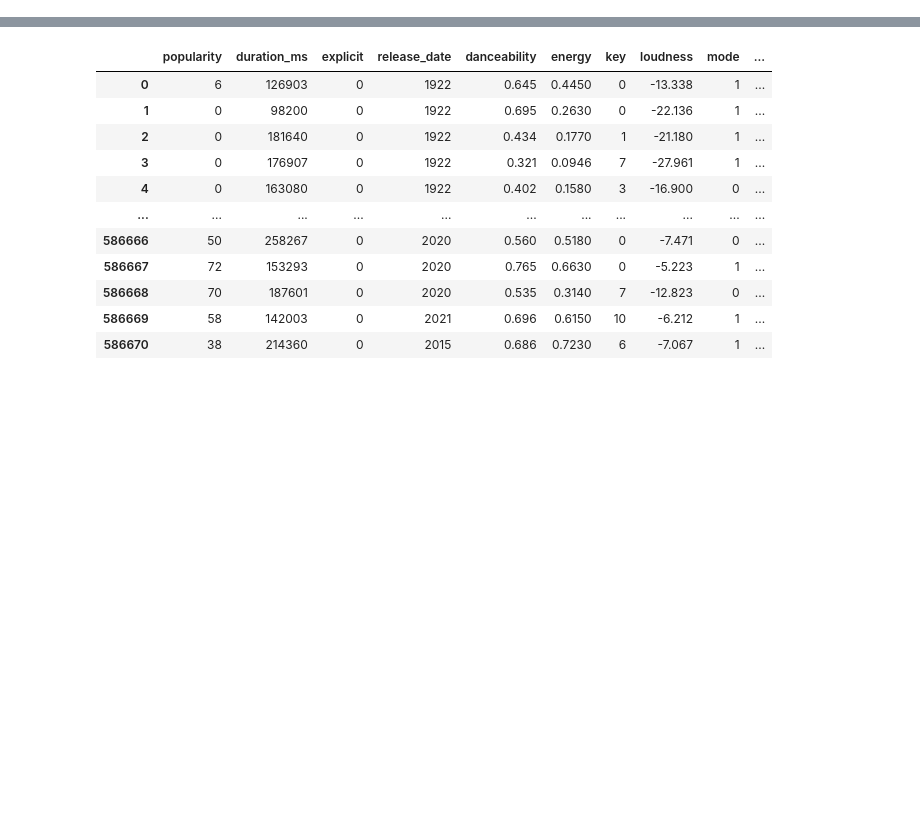
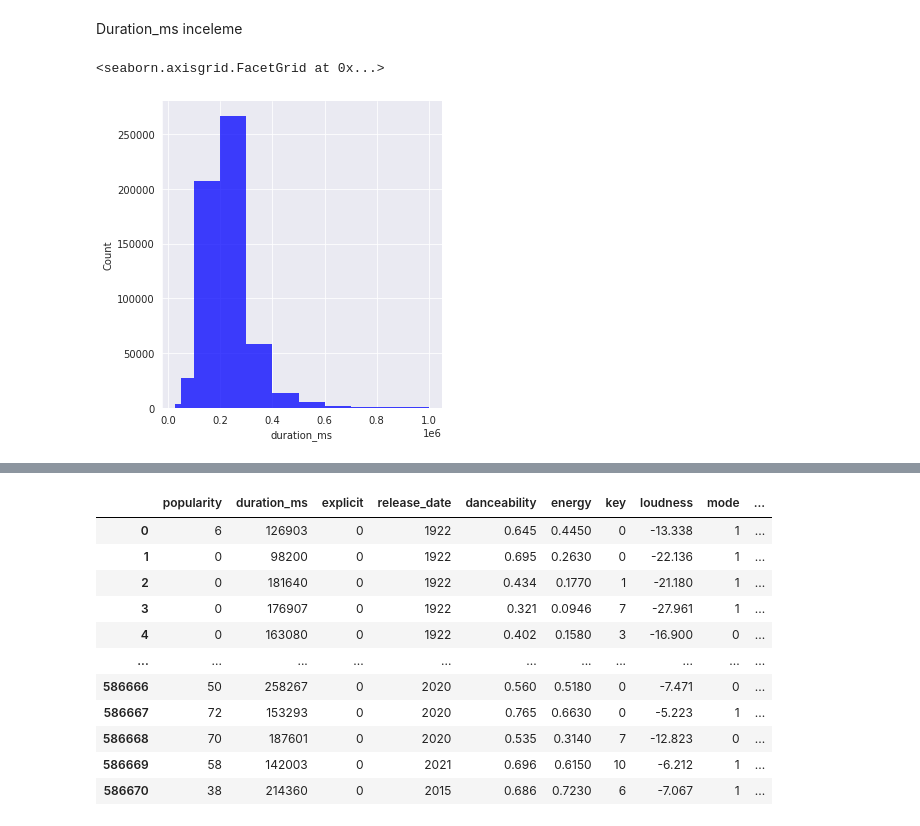
Before and after one commit to abdurrahmanbulut/Song-Popularity-Prediction-ML, a Jupyter notebook: main.ipynb, the cells around one changed output, grey strips where cells are left out. Drawn from its saved outputs; the diff is of its cells as text; code cells hidden in the pictures; blank space fills up the shorter version.

```diff
--- a/main.ipynb
+++ b/main.ipynb
@@ -26,0 +83,7 @@ track = pd.read_csv('./drive/MyDrive/colab/data/tracks.csv')
+# %% [markdown]
+Duration_ms inceleme
+# %%
+sns.displot(track.duration_ms, color="b", bins=[25000, 50000, 100000,200000,300000,400000, 500000, 600000, 700000, 800000, 900000, 1000000, 1000000])
+# %% [output]
+<seaborn.axisgrid.FacetGrid at 0x...>
+[figure, added]
```
Also changed, not shown: parts of 107 cells of this notebook.
